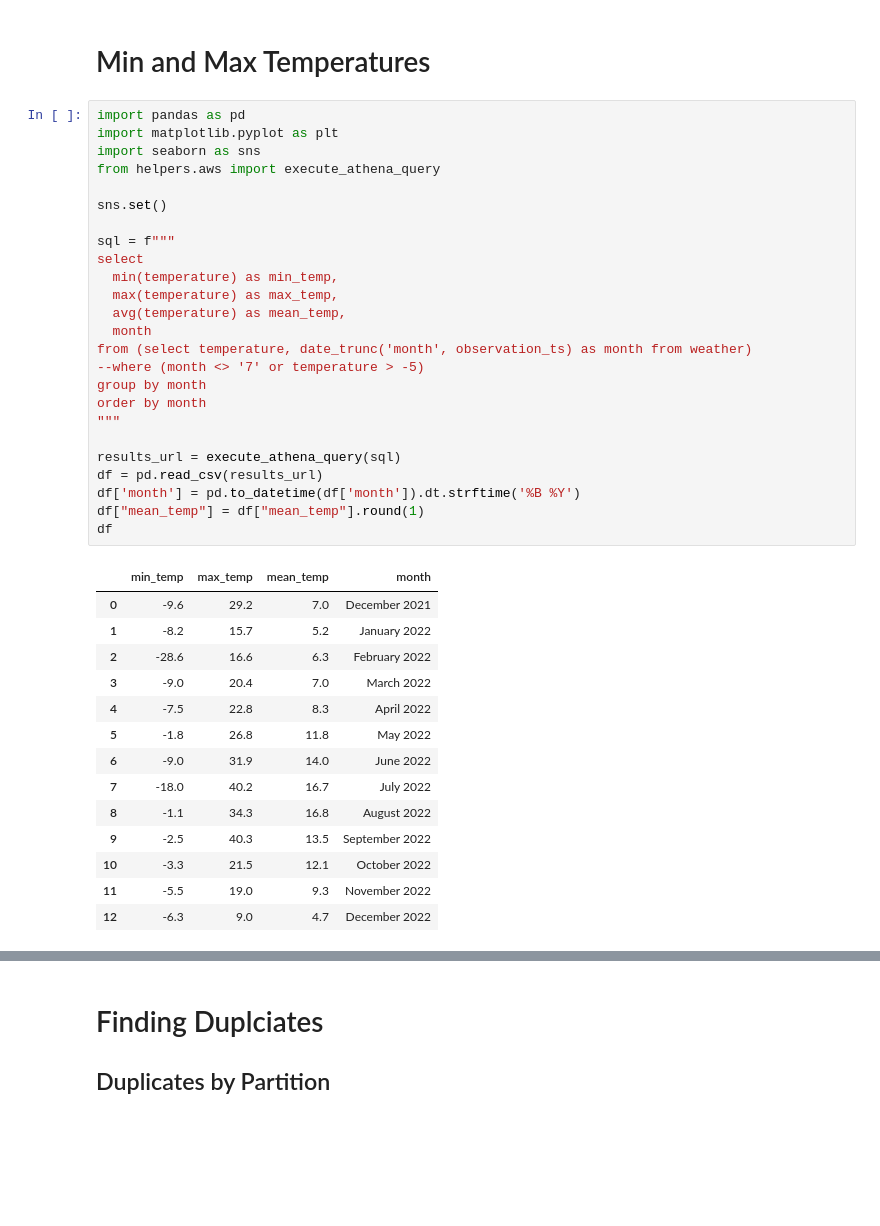
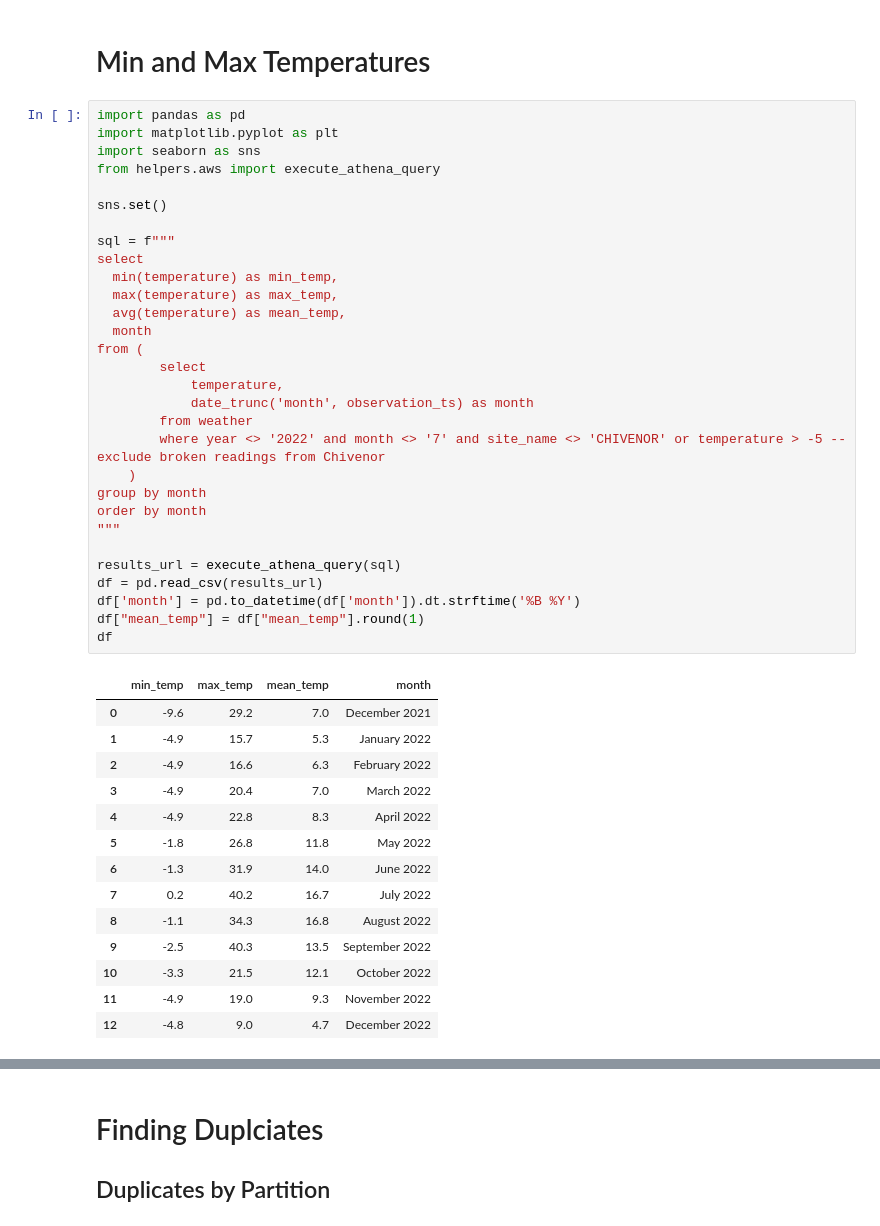
Before and after one commit to DanteLore/weather-etl, a Jupyter notebook: notebooks/data_quality.ipynb, the cells around one changed output, grey strips where cells are left out. Cells and saved outputs as stored; diff of their text form; blank space fills up the shorter version.

```diff
--- a/notebooks/data_quality.ipynb
+++ b/notebooks/data_quality.ipynb
@@ -3,43 +3,48 @@
 # %%
 import pandas as pd
 import matplotlib.pyplot as plt
 import seaborn as sns
 from helpers.aws import execute_athena_query
 
 sns.set()
 
 sql = f"""
 select
   min(temperature) as min_temp,
   max(temperature) as max_temp,
   avg(temperature) as mean_temp,
   month
-from (select temperature, date_trunc('month', observation_ts) as month from weather)
---where (month <> '7' or temperature > -5)
+from (
+        select
+            temperature,
+            date_trunc('month', observation_ts) as month
+        from weather
+        where year <> '2022' and month <> '7' and site_name <> 'CHIVENOR' or temperature > -5 -- exclude broken readings from Chivenor
+    )
 group by month
 order by month
 """
 
 results_url = execute_athena_query(sql)
 df = pd.read_csv(results_url)
 df['month'] = pd.to_datetime(df['month']).dt.strftime('%B %Y')
 df["mean_temp"] = df["mean_temp"].round(1)
 df
 # %% [output]
 |  | min_temp | max_temp | mean_temp | month |
 | 0 | -9.6 | 29.2 | 7.0 | December 2021 |
-| 1 | -8.2 | 15.7 | 5.2 | January 2022 |
-| 2 | -28.6 | 16.6 | 6.3 | February 2022 |
-| 3 | -9.0 | 20.4 | 7.0 | March 2022 |
-| 4 | -7.5 | 22.8 | 8.3 | April 2022 |
+| 1 | -4.9 | 15.7 | 5.3 | January 2022 |
+| 2 | -4.9 | 16.6 | 6.3 | February 2022 |
+| 3 | -4.9 | 20.4 | 7.0 | March 2022 |
+| 4 | -4.9 | 22.8 | 8.3 | April 2022 |
 | 5 | -1.8 | 26.8 | 11.8 | May 2022 |
-| 6 | -9.0 | 31.9 | 14.0 | June 2022 |
-| 7 | -18.0 | 40.2 | 16.7 | July 2022 |
+| 6 | -1.3 | 31.9 | 14.0 | June 2022 |
+| 7 | 0.2 | 40.2 | 16.7 | July 2022 |
 | 8 | -1.1 | 34.3 | 16.8 | August 2022 |
 | 9 | -2.5 | 40.3 | 13.5 | September 2022 |
 | 10 | -3.3 | 21.5 | 12.1 | October 2022 |
-| 11 | -5.5 | 19.0 | 9.3 | November 2022 |
-| 12 | -6.3 | 9.0 | 4.7 | December 2022 |
+| 11 | -4.9 | 19.0 | 9.3 | November 2022 |
+| 12 | -4.8 | 9.0 | 4.7 | December 2022 |
 # %%
 f, ax = plt.subplots(figsize=(15, 6))
 ax.set_title('UK Temperature Summary', fontdict={'fontsize': '18', 'fontweight' : '3'})
```
Also changed, not shown: parts of 8 cells of this notebook, 2 other files.
